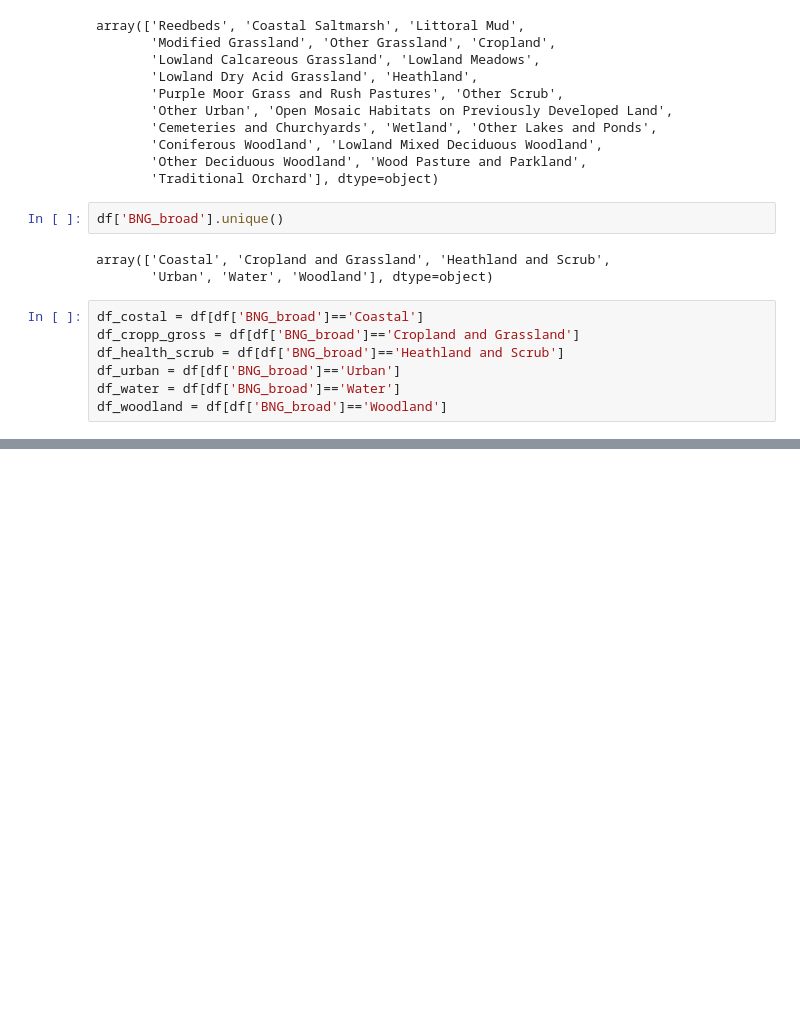
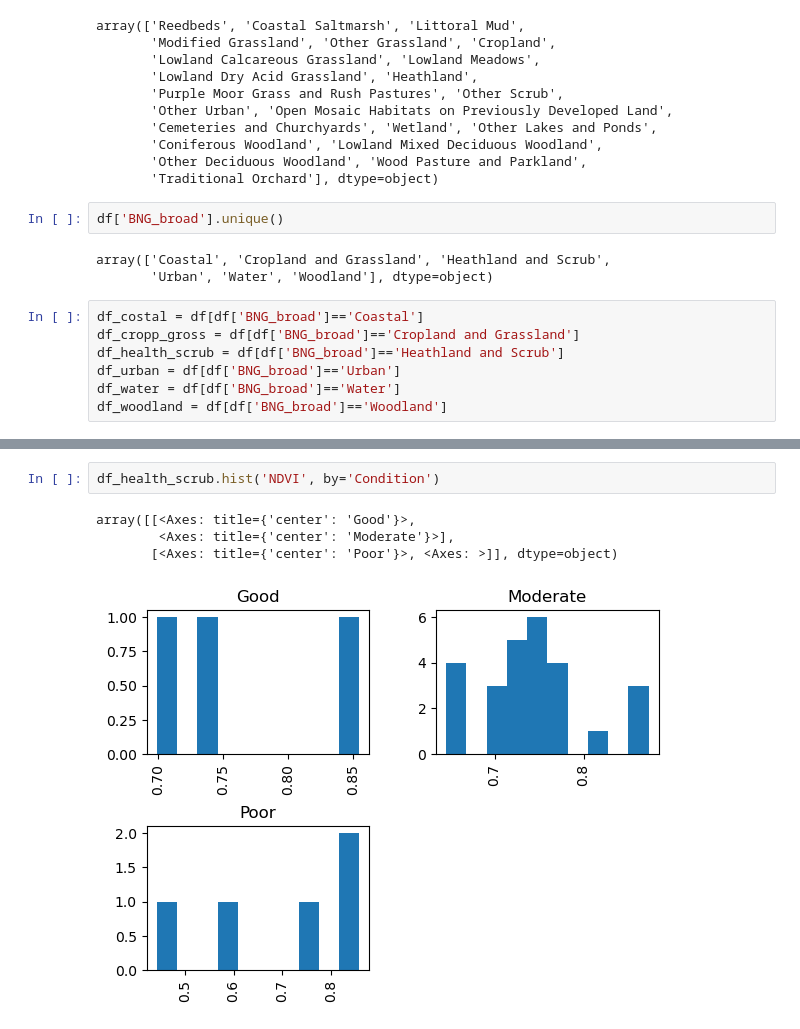
Before and after one commit to SaraGMapImpact/Thresholds_for_indexes, a Jupyter notebook: Defining thresholds for Indexes and habitats-1.ipynb, the cells around one changed output, grey strips where cells are left out. Drawn from its saved outputs; the diff is of its cells as text; blank space fills up the shorter version.

```diff
--- a/Defining thresholds for Indexes and habitats-1.ipynb
+++ b/Defining thresholds for Indexes and habitats-1.ipynb
@@ -103,0 +117,7 @@ df_woodland = df[df['BNG_broad']=='Woodland']
+# %%
+df_health_scrub.hist('NDVI', by='Condition')
+# %% [output]
+array([[<Axes: title={'center': 'Good'}>,
+        <Axes: title={'center': 'Moderate'}>],
+       [<Axes: title={'center': 'Poor'}>, <Axes: >]], dtype=object)
+[figure, added]
```
Also changed, not shown: parts of 3 cells of this notebook, 1 other file.
